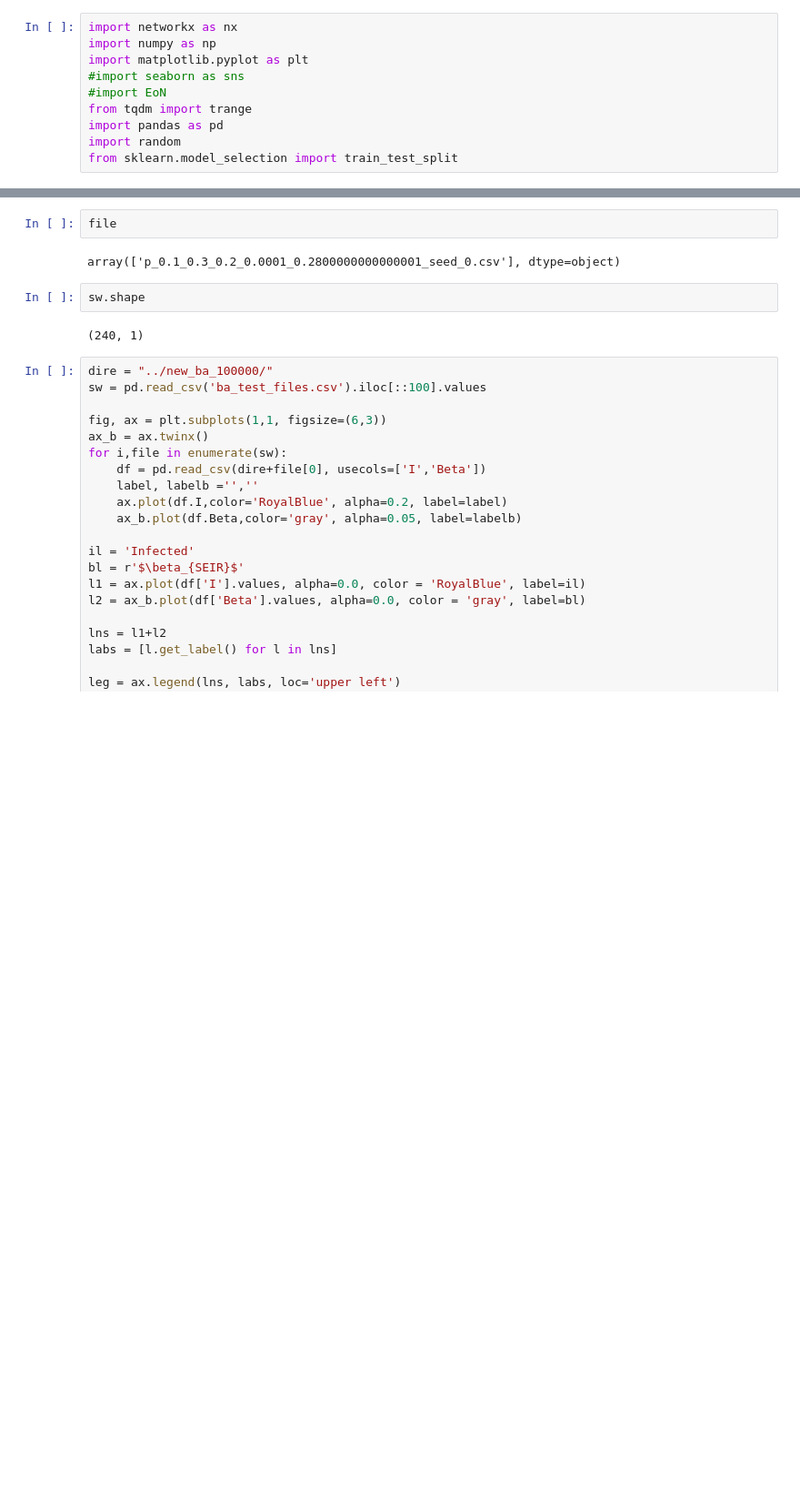
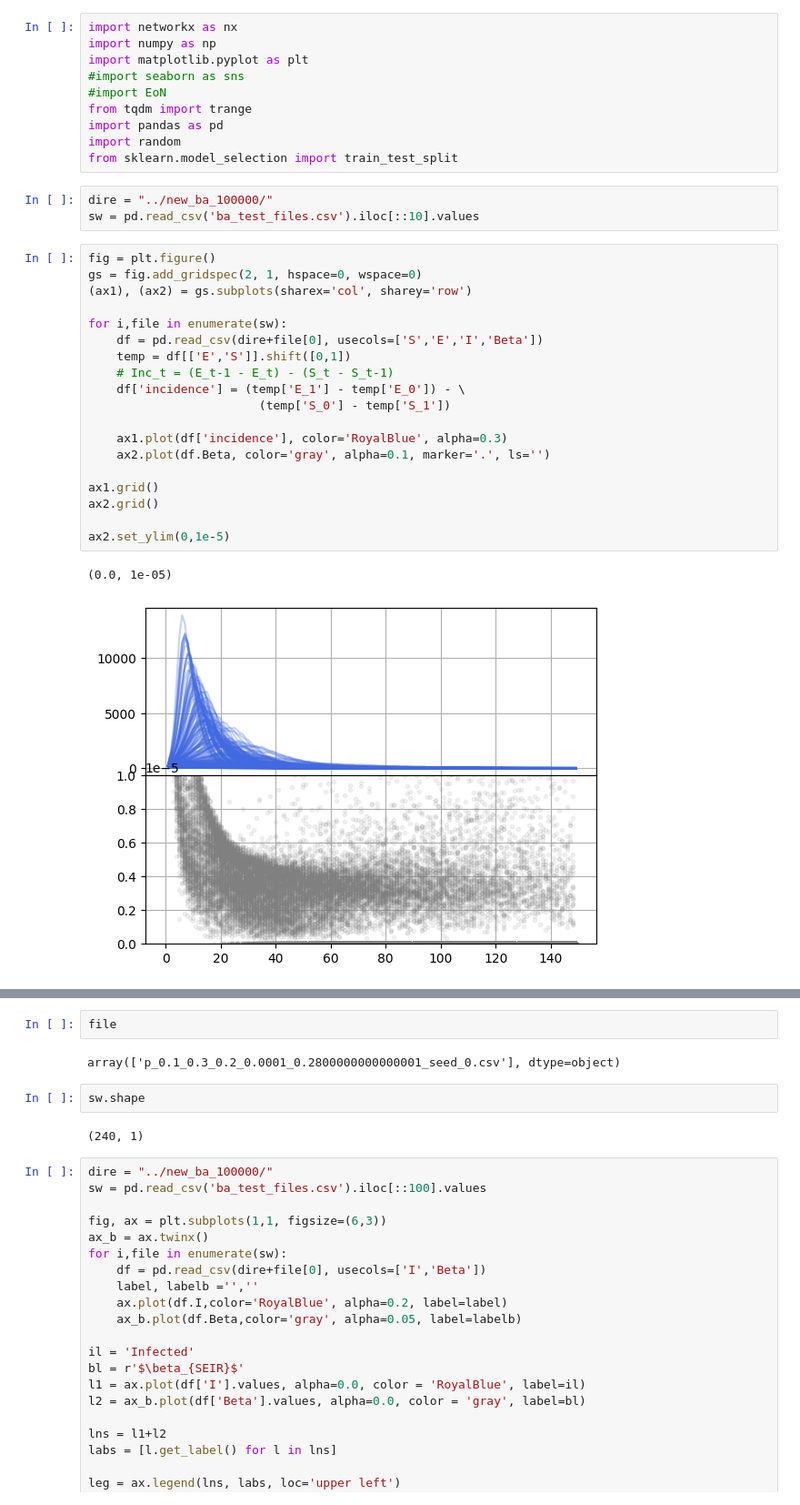
Before and after one commit to Mpkosh/network_hybrid_33, a Jupyter notebook: split_and_plot_tolopogies.ipynb, the cells around one changed output, grey strips where cells are left out. Shown at 91% size. Saved outputs shown, nothing was run; the diff lists cells and outputs as text; blank space fills up the shorter version.

```diff
--- a/split_and_plot_tolopogies.ipynb
+++ b/split_and_plot_tolopogies.ipynb
@@ -8,3 +8,28 @@ from tqdm import trange
 import pandas as pd
 import random
 from sklearn.model_selection import train_test_split
+# %%
+dire = "../new_ba_100000/"
+sw = pd.read_csv('ba_test_files.csv').iloc[::10].values
+# %%
+fig = plt.figure()
+gs = fig.add_gridspec(2, 1, hspace=0, wspace=0)
+(ax1), (ax2) = gs.subplots(sharex='col', sharey='row')
+
+for i,file in enumerate(sw):
+    df = pd.read_csv(dire+file[0], usecols=['S','E','I','Beta'])
+    temp = df[['E','S']].shift([0,1])
+    # Inc_t = (E_t-1 - E_t) - (S_t - S_t-1)
+    df['incidence'] = (temp['E_1'] - temp['E_0']) - \
+                        (temp['S_0'] - temp['S_1'])
+
+    ax1.plot(df['incidence'], color='RoyalBlue', alpha=0.3)
+    ax2.plot(df.Beta, color='gray', alpha=0.1, marker='.', ls='')
+
+ax1.grid()
+ax2.grid()
+
+ax2.set_ylim(0,1e-5)
+# %% [output]
+(0.0, 1e-05)
+[figure, added]
```
Also changed, not shown: parts of 1 cell of this notebook, 23 other files.
